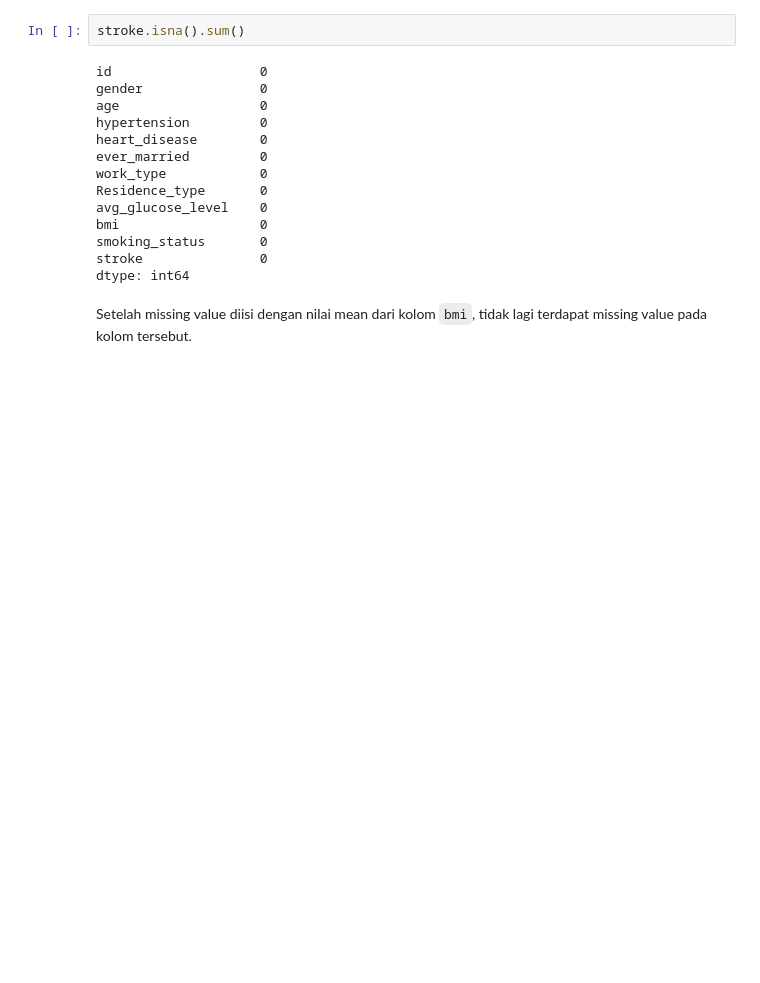
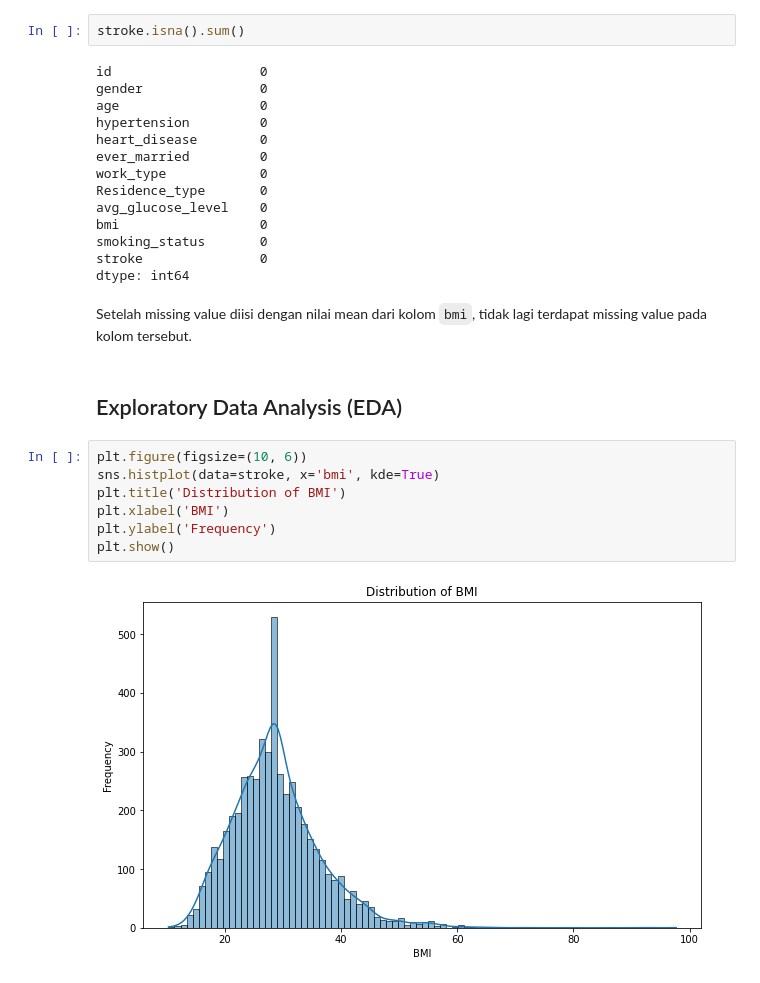
Before and after one commit to Penzragon/h8dsft_LogisticRegression, a Jupyter notebook: script.ipynb, the cells around one changed output. Saved outputs shown, nothing was run; the diff lists cells and outputs as text; blank space fills up the shorter version.

```diff
--- a/script.ipynb
+++ b/script.ipynb
@@ -156,3 +156,14 @@ stroke               0
 dtype: int64
 # %% [markdown]
 Setelah missing value diisi dengan nilai mean dari kolom `bmi`, tidak lagi terdapat missing value pada kolom tersebut.
+# %% [markdown]
+## Exploratory Data Analysis (EDA)
+# %%
+plt.figure(figsize=(10, 6))
+sns.histplot(data=stroke, x='bmi', kde=True)
+plt.title('Distribution of BMI')
+plt.xlabel('BMI')
+plt.ylabel('Frequency')
+plt.show()
+# %% [output]
+[figure, added]
```
Also changed, not shown: parts of 2 cells of this notebook.
